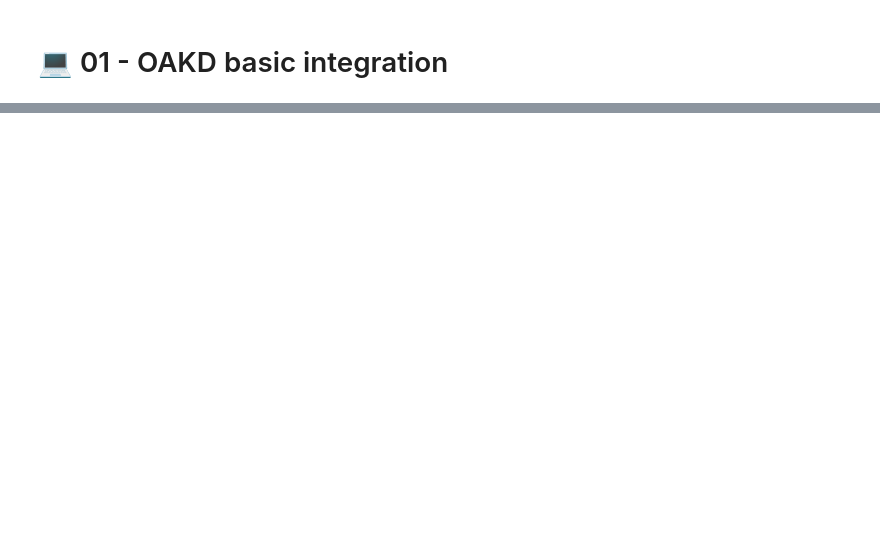
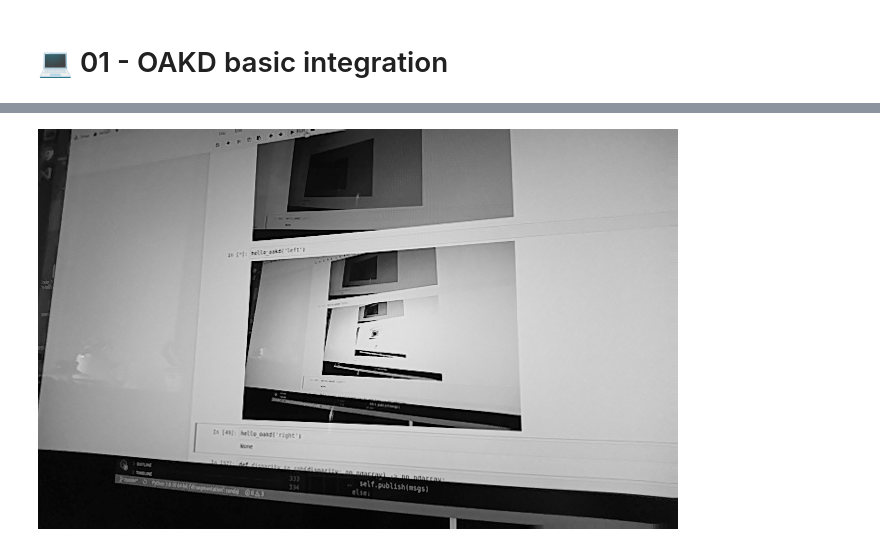
Before and after one commit to viciopoli01/oakd-tutorials, a Jupyter notebook: oakd/solution/01-basic-integration/basics.ipynb, the cells around one changed output, grey strips where cells are left out. Saved outputs shown, nothing was run; the diff lists cells and outputs as text; code cells hidden in the pictures; blank space fills up the shorter version.

```diff
--- a/oakd/solution/01-basic-integration/basics.ipynb
+++ b/oakd/solution/01-basic-integration/basics.ipynb
@@ -915,0 +182,4 @@ RuntimeError: You cannot instantiate two objects of type DTROS
+# %%
+hello_oakd('left')
+# %% [output]
+[figure, added]
```
Also changed, not shown: parts of 38 cells of this notebook, 1 other file.
